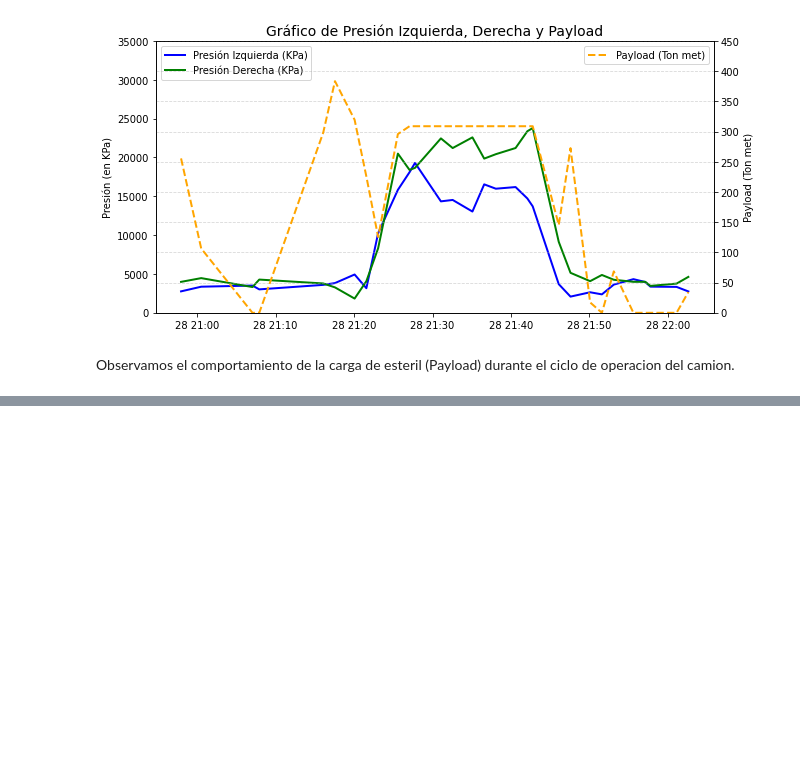
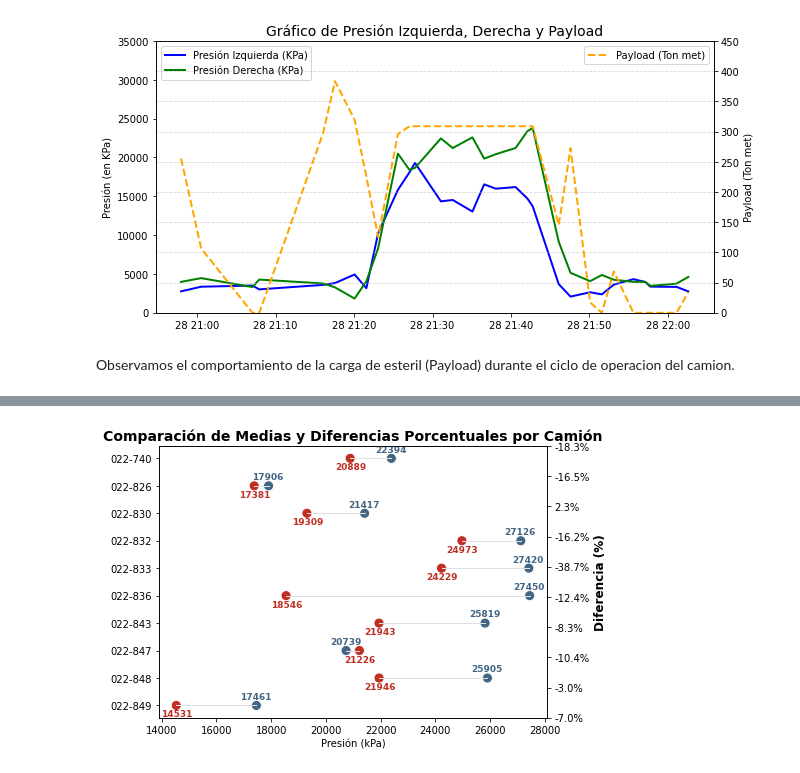
Before and after one commit to Iaibanez/jbook_ml202510, a Jupyter notebook: _sources/notebooks.ipynb, the cells around one changed output, grey strips where cells are left out. Drawn from its saved outputs; the diff is of its cells as text; code cells hidden in the pictures; blank space fills up the shorter version.

```diff
--- a/_sources/notebooks.ipynb
+++ b/_sources/notebooks.ipynb
@@ -282,0 +459,76 @@ Observamos el comportamiento de la carga de esteril (Payload) durante el ciclo d
+# %%
+import pandas as pd
+import matplotlib.pyplot as plt
+import seaborn as sns
+
+# Convertir los resultados en un DataFrame adecuado
+df_resultados = pd.DataFrame([
+    {
+        "Camion": camion,
+        "Media_Primera_Mitad": round(res["Media_Primera_Mitad"], 0),
+        "Media_Segunda_Mitad": round(res["Media_Segunda_Mitad"], 0)
+    }
+    for camion, res in resultados.items()
+])
+
+# Calcular la diferencia en porcentaje usando la media de ambas mitades
+df_resultados["Diferencia"] = (
+    (df_resultados["Media_Segunda_Mitad"] - df_resultados["Media_Primera_Mitad"]) /
+    df_resultados[["Media_Primera_Mitad", "Media_Segunda_Mitad"]].mean(axis=1)
+) * 100
+
+# Transformar el DataFrame
+df_resultados_long = df_resultados.melt(id_vars=["Camion", "Diferencia"],
+                                        value_vars=["Media_Primera_Mitad", "Media_Segunda_Mitad"],
+                                        var_name="Mitad",
+                                        value_name="Media")
+
+# Asignar categorías ordenadas a los camiones para posicionamiento
+df_resultados_long["Camion"] = pd.Categorical(df_resultados_long["Camion"], categories=df_resultados_long["Camion"].unique(), ordered=True)
+
+# Colores personalizados
+color_map = {"Media_Primera_Mitad": "#436685", "Media_Segunda_Mitad": "#BF2F24"}
+
+# Crear gráfico
+fig, ax1 = plt.subplots(figsize=(8, 5))
+
+# Convertir categorías de camión en valores numéricos
+y_positions = {camion: i * 10 for i, camion in enumerate(df_resultados_long["Camion"].cat.categories)}
+
+# Dibujar líneas entre puntos
+for camion in df_resultados_long["Camion"].unique():
+    datos_camion = df_resultados_long[df_resultados_long["Camion"] == camion]
+    ax1.plot(datos_camion["Media"], [y_positions[camion]] * len(datos_camion), color="#E0E0E0", linewidth=1)
+
+# Graficar puntos
+sns.scatterplot(data=df_resultados_long, x="Media", y=df_resultados_long["Camion"].map(y_positions), hue="Mitad", palette=color_map, s=100, ax=ax1)
+
+# Ajustar etiquetas
+for _, row in df_resultados_long.iterrows():
+    x_offset = 20 if row["Mitad"] == "Media_Segunda_Mitad" else -20  # Separación en X
+    y_offset = 3.2 if row["Mitad"] == "Media_Segunda_Mitad" else -3.2  # Separación en Y
+
+    ax1.text(row["Media"] + x_offset, y_positions[row["Camion"]] + y_offset, f"{int(row['Media'])}",
+             color=color_map[row["Mitad"]], fontsize=9, ha="center", va="center", weight="bold")
+
+# Configurar el gráfico
+ax1.set_xlabel("Presión (kPa)")
+ax1.set_ylabel(None)
+ax1.set_title("Comparación de Medias y Diferencias Porcentuales por Camión", fontsize=14, fontweight="bold")
+ax1.set_yticks(list(y_positions.values()))
+ax1.set_yticklabels(y_positions.keys())  # Restaurar nombres originales de camiones
+ax1.grid(False)
+ax1.legend().set_visible(False)
+
+# Crear eje secundario para diferencias porcentuales
+ax2 = ax1.twinx()
+ax2.set_yticks(ax1.get_yticks())
+ax2.set_yticklabels([f"{round(dif, 1)}%" for dif in df_resultados["Diferencia"]])
+ax2.set_ylabel("Diferencia (%)", fontsize=12, fontweight="bold", color="black")
+ax2.set_frame_on(True)
+
+# Ajustar diseño
+plt.subplots_adjust(right=0.8)
+plt.show()
+# %% [output]
+[figure, added]
```
Also changed, not shown: parts of 8 cells of this notebook, 6 other files.
